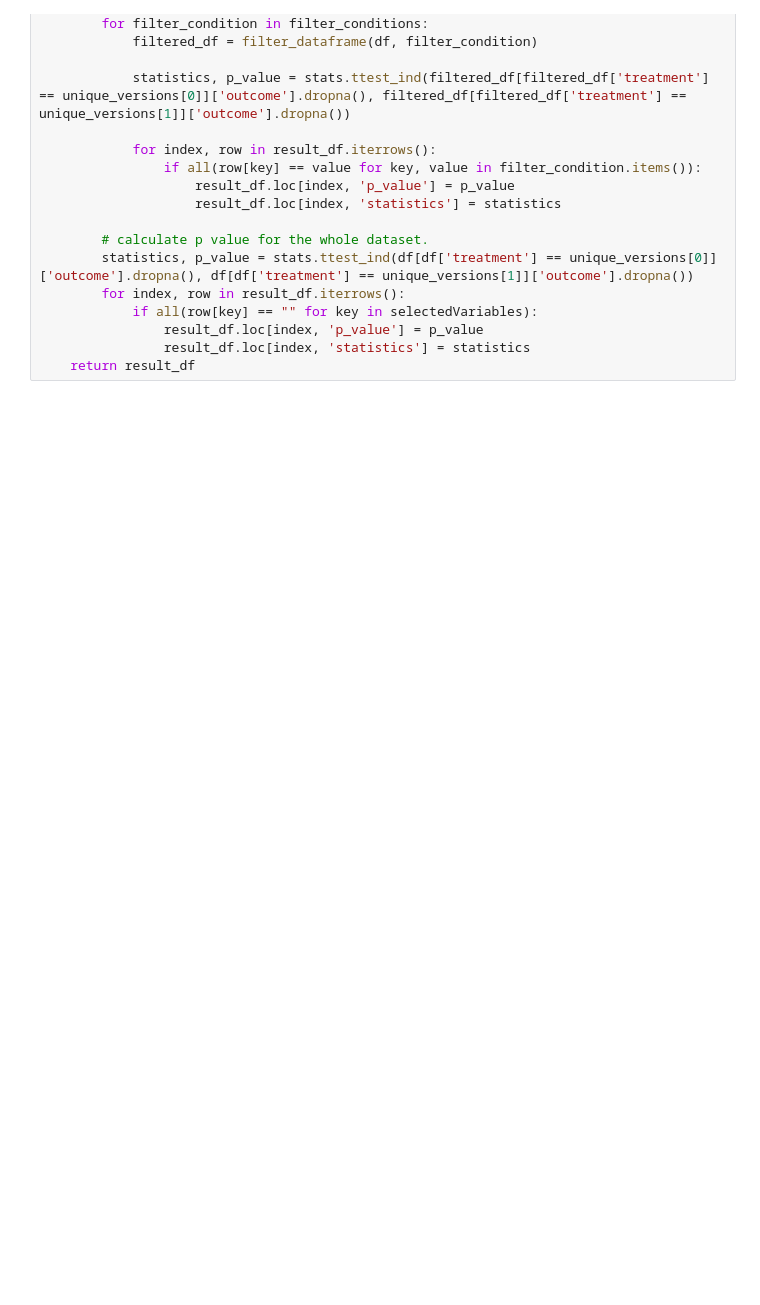
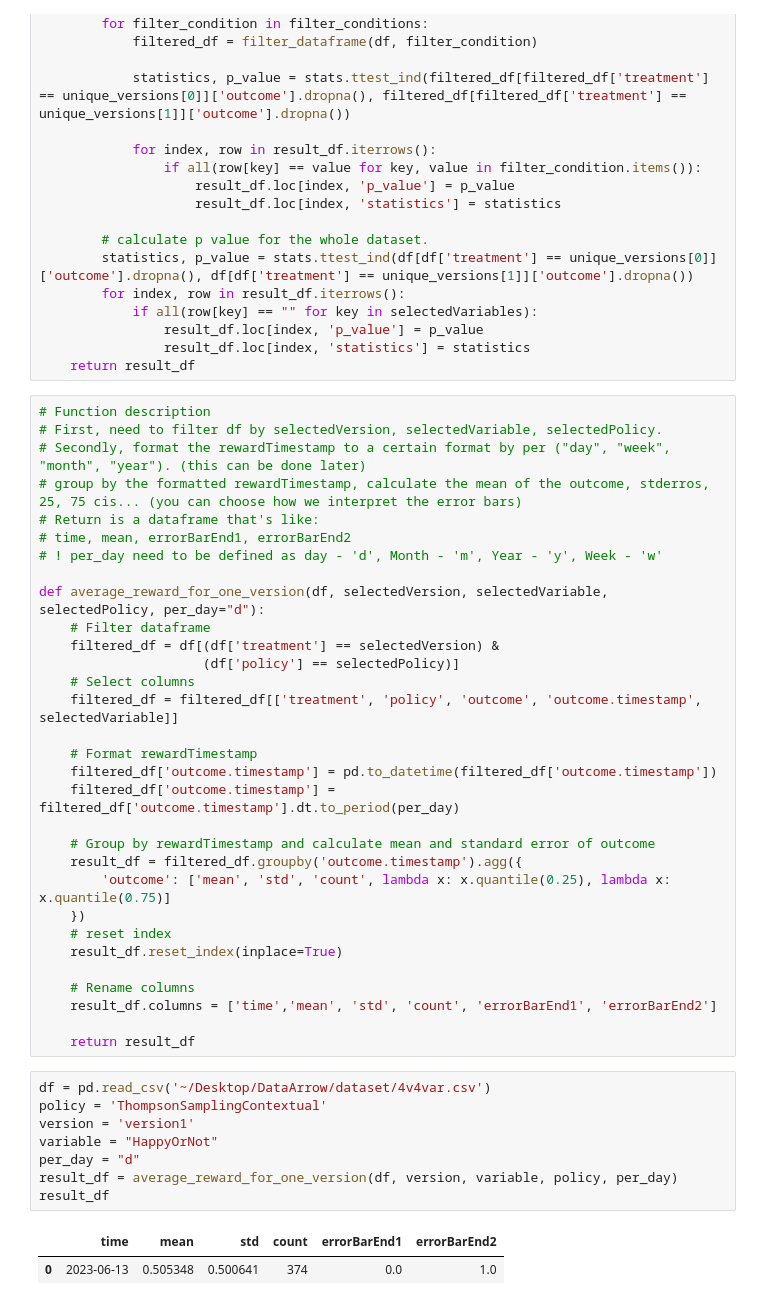
Before and after one commit to AIEPlatform/AIEPlatform, a Jupyter notebook: backend/Analysis/summary table test.ipynb, the cells around one changed output. Saved outputs shown, nothing was run; the diff lists cells and outputs as text; blank space fills up the shorter version.

Commit message:
updated AverageRewardForOneVersion

```diff
--- a/backend/Analysis/summary table test.ipynb
+++ b/backend/Analysis/summary table test.ipynb
@@ -219,3 +220,45 @@ def basic_reward_summary_table(df, selectedVariables):
                 result_df.loc[index, 'p_value'] = p_value
                 result_df.loc[index, 'statistics'] = statistics
     return result_df
+# %%
+# Function description
+# First, need to filter df by selectedVersion, selectedVariable, selectedPolicy.
+# Secondly, format the rewardTimestamp to a certain format by per ("day", "week", "month", "year"). (this can be done later)
+# group by the formatted rewardTimestamp, calculate the mean of the outcome, stderros, 25, 75 cis... (you can choose how we interpret the error bars)
+# Return is a dataframe that's like:
+# time, mean, errorBarEnd1, errorBarEnd2
+# ! per_day need to be defined as day - 'd', Month - 'm', Year - 'y', Week - 'w'
+
+def average_reward_for_one_version(df, selectedVersion, selectedVariable, selectedPolicy, per_day="d"):
+    # Filter dataframe
+    filtered_df = df[(df['treatment'] == selectedVersion) &
+                     (df['policy'] == selectedPolicy)]
+    # Select columns
+    filtered_df = filtered_df[['treatment', 'policy', 'outcome', 'outcome.timestamp', selectedVariable]]
+
+    # Format rewardTimestamp
+    filtered_df['outcome.timestamp'] = pd.to_datetime(filtered_df['outcome.timestamp'])
+    filtered_df['outcome.timestamp'] = filtered_df['outcome.timestamp'].dt.to_period(per_day)
+
+    # Group by rewardTimestamp and calculate mean and standard error of outcome
+    result_df = filtered_df.groupby('outcome.timestamp').agg({
+        'outcome': ['mean', 'std', 'count', lambda x: x.quantile(0.25), lambda x: x.quantile(0.75)]
+    })
+    # reset index
+    result_df.reset_index(inplace=True)
+
+    # Rename columns
+    result_df.columns = ['time','mean', 'std', 'count', 'errorBarEnd1', 'errorBarEnd2']
+
+    return result_df
+# %%
+df = pd.read_csv('~/Desktop/DataArrow/dataset/4v4var.csv')
+policy = 'ThompsonSamplingContextual'
+version = 'version1'
+variable = "HappyOrNot"
+per_day = "d"
+result_df = average_reward_for_one_version(df, version, variable, policy, per_day)
+result_df
+# %% [output]
+|  | time | mean | std | count | errorBarEnd1 | errorBarEnd2 |
+| 0 | 2023-06-13 | 0.505348 | 0.500641 | 374 | 0.0 | 1.0 |
```
Also changed, not shown: parts of 1 cell of this notebook, 2 other files.
